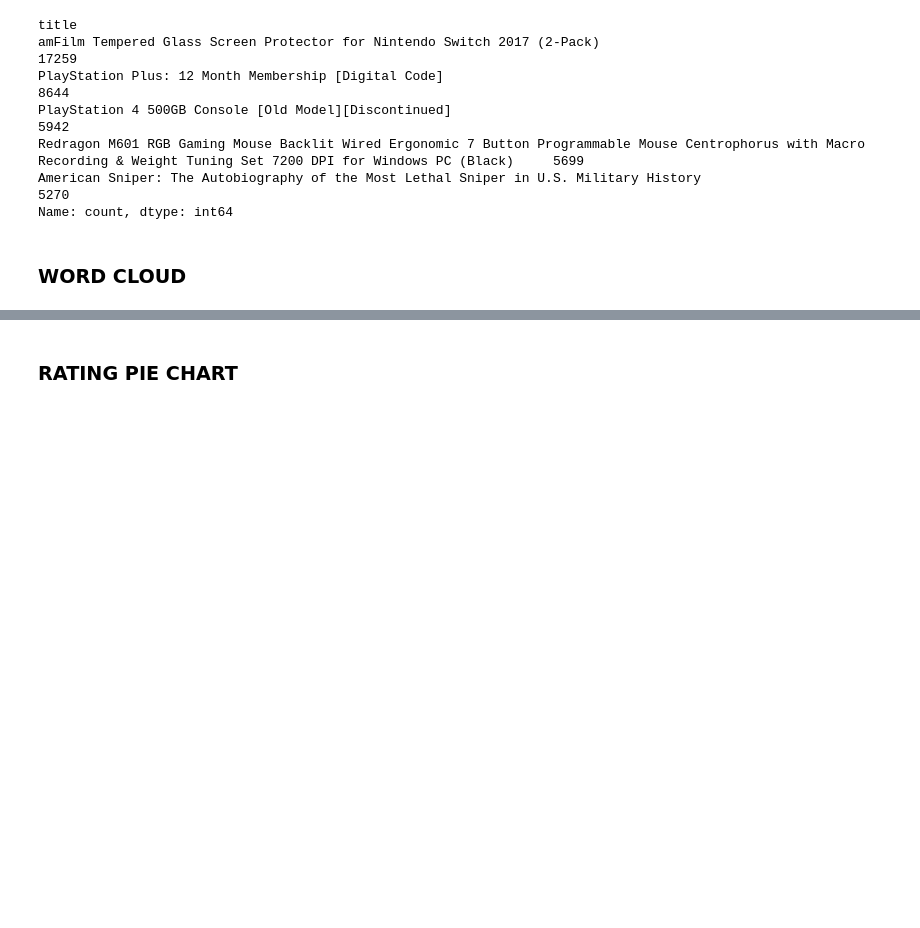
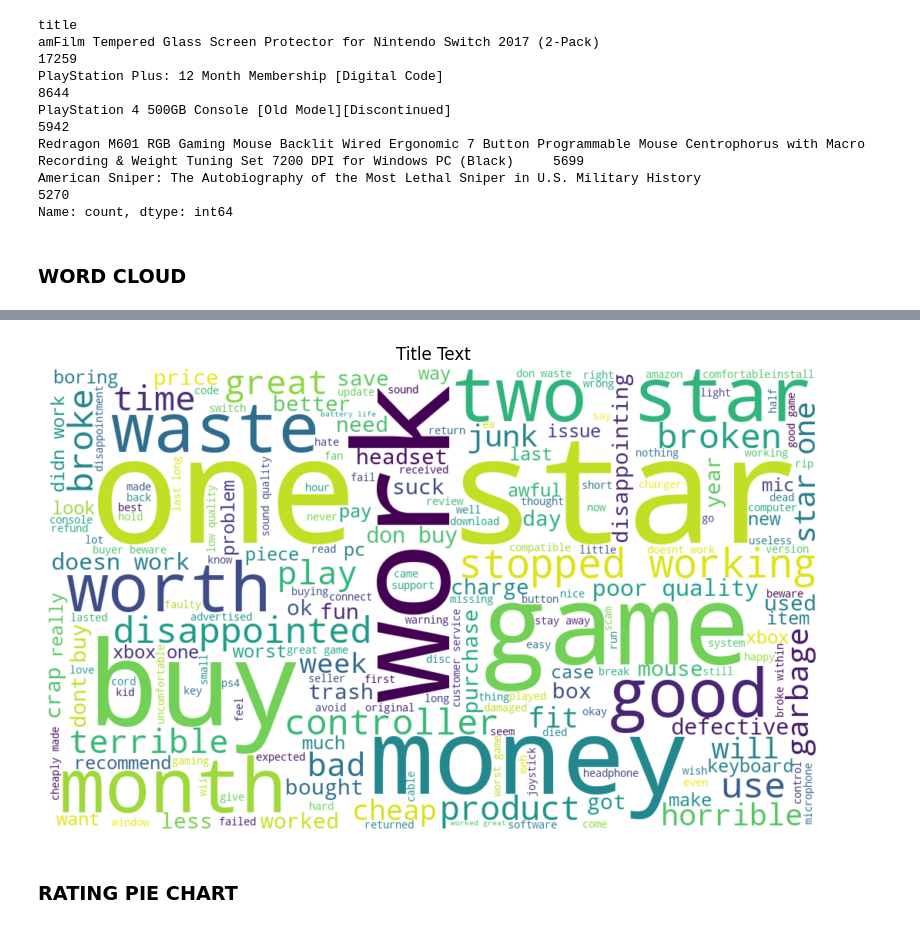
Before and after one commit to dragonstonehafiz/inf2006-big-data, a Jupyter notebook: python/plot.ipynb, the cells around one changed output, grey strips where cells are left out. Drawn from its saved outputs; the diff is of its cells as text; code cells hidden in the pictures; blank space fills up the shorter version.

```diff
--- a/python/plot.ipynb
+++ b/python/plot.ipynb
@@ -163,3 +164,7 @@ create_wordcloud(all_text, "Review Text")
+# %%
+create_wordcloud(all_text, "Title Text")
+# %% [output]
+[figure, added]
 # %% [markdown]
 ### RATING PIE CHART
 # %%
```
Also changed, not shown: parts of 10 cells of this notebook.
